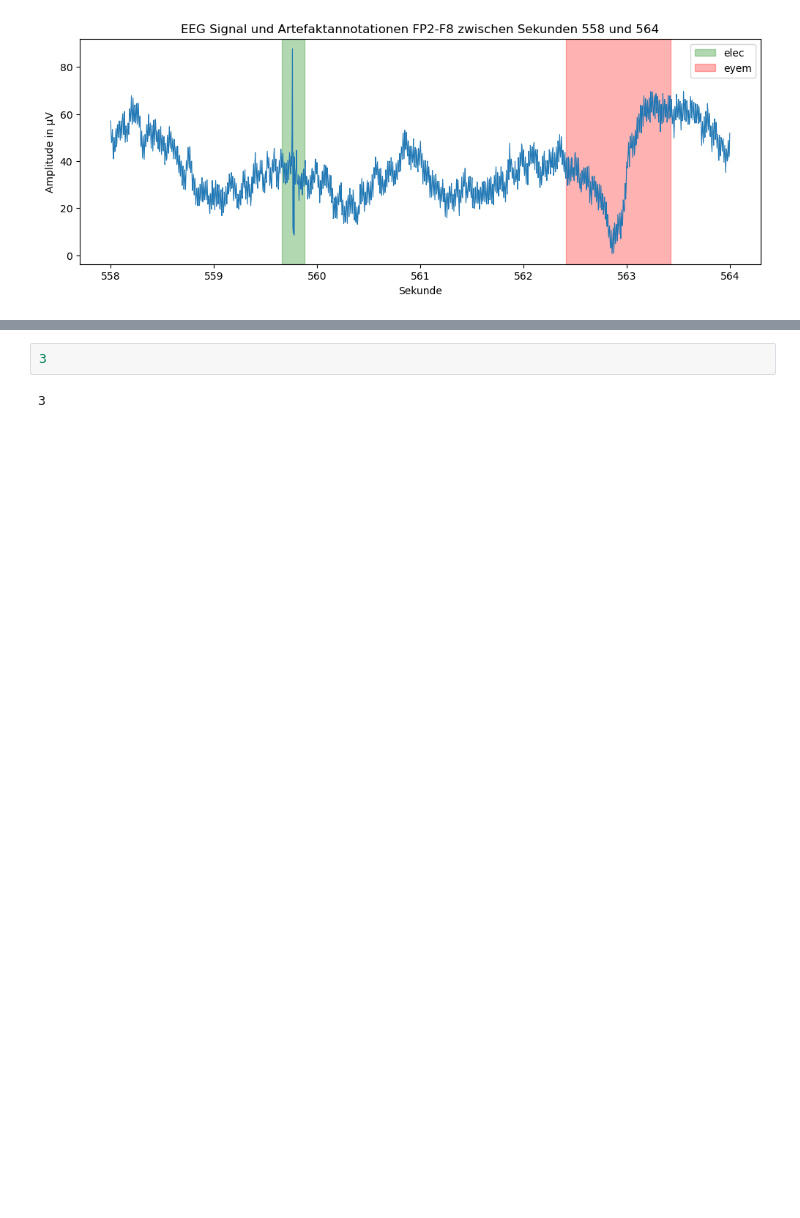
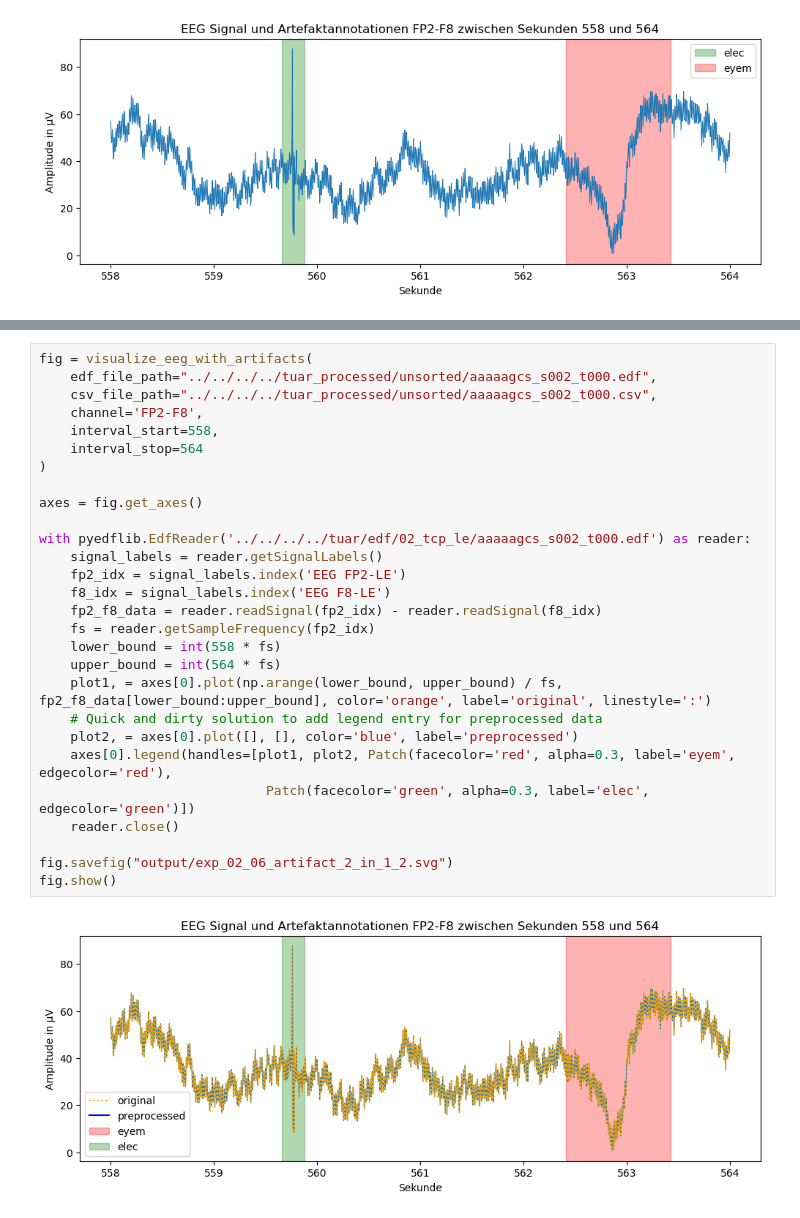
Before and after one commit to stuckkk/artifact-detection-seminar, a Jupyter notebook: experiments/02 - Preprocessing/exp_02_06.ipynb, the cells around one changed output, grey strips where cells are left out. Drawn from its saved outputs; the diff is of its cells as text; blank space fills up the shorter version.

```diff
--- a/experiments/02 - Preprocessing/exp_02_06.ipynb
+++ b/experiments/02 - Preprocessing/exp_02_06.ipynb
@@ -31,4 +68,30 @@ fig.show()
 # %%
-3
+fig = visualize_eeg_with_artifacts(
+    edf_file_path="../../../../tuar_processed/unsorted/aaaaagcs_s002_t000.edf",
+    csv_file_path="../../../../tuar_processed/unsorted/aaaaagcs_s002_t000.csv",
+    channel='FP2-F8',
+    interval_start=558,
+    interval_stop=564
+)
+
+axes = fig.get_axes()
+
+with pyedflib.EdfReader('../../../../tuar/edf/02_tcp_le/aaaaagcs_s002_t000.edf') as reader:
+    signal_labels = reader.getSignalLabels()
+    fp2_idx = signal_labels.index('EEG FP2-LE')
+    f8_idx = signal_labels.index('EEG F8-LE')
+    fp2_f8_data = reader.readSignal(fp2_idx) - reader.readSignal(f8_idx)
+    fs = reader.getSampleFrequency(fp2_idx)
+    lower_bound = int(558 * fs)
+    upper_bound = int(564 * fs)
+    plot1, = axes[0].plot(np.arange(lower_bound, upper_bound) / fs, fp2_f8_data[lower_bound:upper_bound], color='orange', label='original', linestyle=':')
+    # Quick and dirty solution to add legend entry for preprocessed data
+    plot2, = axes[0].plot([], [], color='blue', label='preprocessed')
+    axes[0].legend(handles=[plot1, plot2, Patch(facecolor='red', alpha=0.3, label='eyem', edgecolor='red'),
+                             Patch(facecolor='green', alpha=0.3, label='elec', edgecolor='green')])
+    reader.close()
+
+fig.savefig("output/exp_02_06_artifact_2_in_1_2.svg")
+fig.show()
 # %% [output]
-3
+[figure, added]
```
Also changed, not shown: parts of 3 cells of this notebook, 8 other files.
